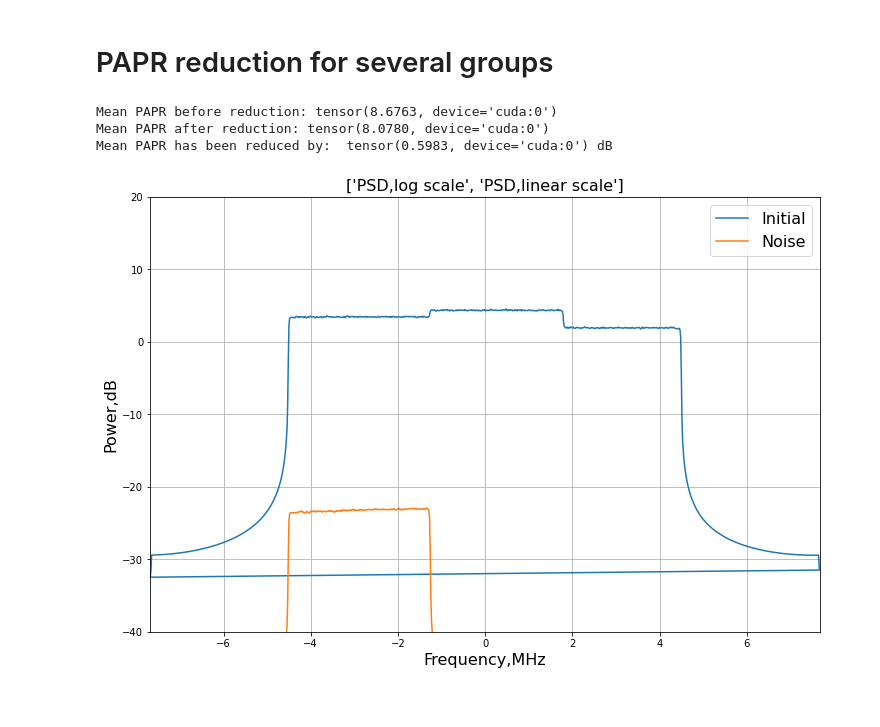
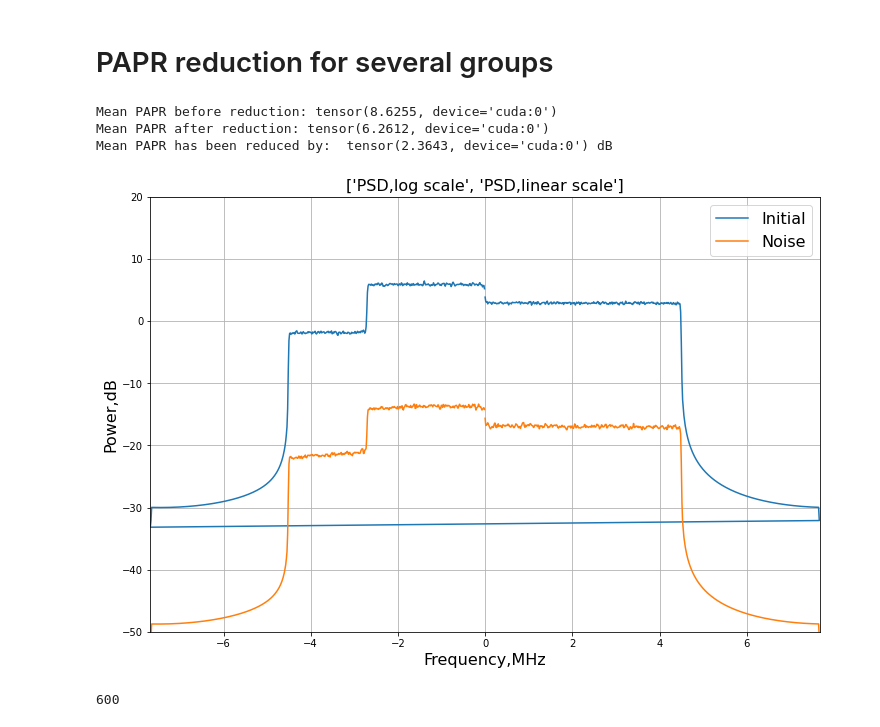
Before and after one commit to Skrikunov/PAPR_reduction, a Jupyter notebook: PAPR.ipynb, the cells around one changed output. Drawn from its saved outputs; the diff is of its cells as text; code cells hidden in the pictures.

```diff
--- a/PAPR.ipynb
+++ b/PAPR.ipynb
@@ -357,22 +412,0 @@ plt.show()
-# %%
-a = []
-for i in range(10):
-    torch.cuda.ipc_collect()
-    torch.cuda.empty_cache()
-    S_t,S_f = syst.GEN_signal(MOD_allocation,PTX_allocation,RB_allocation,constellations,cfg,info=False)
-
-    PAPR,PAPR_mean0 = syst.get_signal_PAPR(S_t)
-    a.append(np.copy(PAPR.cpu()))
-
-bins = 200
-plt.figure(figsize=(12,3))
-plt.title('OFDM signal PAPR PDF',fontsize=16)
-plt.xlabel('PAPR value',fontsize=16)
-plt.ylabel('Probability',fontsize=16)
-
-h = plt.hist(np.array(a).reshape(-1,1)[:], bins, label='Signal amplitude')
-# plt.legend(loc='upper right', prop={'size': 14})
-plt.xlim(6,13)
-plt.xticks(fontsize=14)
-plt.yticks(fontsize=14)
-plt.show()
@@ -649,31 +672,35 @@ peak_th = th
 G1_group_th = np.min(ANL_allocation[G1_UE_idx_])
 G1_SC = syst.GET_GROUP_SC(N_used=N_used,UE_indexes=G1_UE_idx_,RB_allocation=torch.tensor(RB_allocation)) + ZERO_SHIFT
 S_t_reduced = prd.PAPR_reduce(S_t,peak_th,G1_group_th,G1_SC,S_sc,cfg,info=False)
-# th = 6.5
-# peak_th = th
-# G2_group_th = np.min(ANL_allocation[G2_UE_idx_])
-# G2_SC = syst.GET_GROUP_SC(N_used=N_used,UE_indexes=G2_UE_idx_,RB_allocation=torch.tensor(RB_allocation)) + ZERO_SHIFT
-# S_t_reduced = prd.PAPR_reduce(S_t_reduced,peak_th,G2_group_th,G2_SC,S_sc,cfg,info=False)
-# th = 150
-# peak_th = th
-# G3_group_th = np.min(ANL_allocation[G3_UE_idx_])
-# G3_SC = syst.GET_GROUP_SC(N_used=N_used,UE_indexes=G3_UE_idx_,RB_allocation=torch.tensor(RB_allocation)) + ZERO_SHIFT
-# S_t_reduced = prd.PAPR_reduce(S_t_reduced,peak_th,G3_group_th,G3_SC,S_sc,cfg,info=False)
+th = 6.5
+peak_th = th
+G2_group_th = np.min(ANL_allocation[G2_UE_idx_])
+G2_SC = syst.GET_GROUP_SC(N_used=N_used,UE_indexes=G2_UE_idx_,RB_allocation=torch.tensor(RB_allocation)) + ZERO_SHIFT
+S_t_reduced = prd.PAPR_reduce(S_t_reduced,peak_th,G2_group_th,G2_SC,S_sc,cfg,info=False)
+th = 6
+peak_th = th
+G3_group_th = np.min(ANL_allocation[G3_UE_idx_])
+G3_SC = syst.GET_GROUP_SC(N_used=N_used,UE_indexes=G3_UE_idx_,RB_allocation=torch.tensor(RB_allocation)) + ZERO_SHIFT
+S_t_reduced = prd.PAPR_reduce(S_t_reduced,peak_th,G3_group_th,G3_SC,S_sc,cfg,info=False)
 
 PAPR,PAPR_mean1 = syst.get_signal_PAPR(S_t_reduced)
 print('Mean PAPR before reduction:',PAPR_mean0)
 print('Mean PAPR after reduction:',PAPR_mean1)
 print('Mean PAPR has been reduced by: ',PAPR_mean0-PAPR_mean1,'dB')
 # %% [output]
-Mean PAPR before reduction: tensor(8.6763, device='cuda:0')
-Mean PAPR after reduction: tensor(8.0780, device='cuda:0')
-Mean PAPR has been reduced by:  tensor(0.5983, device='cuda:0') dB
+Mean PAPR before reduction: tensor(8.6255, device='cuda:0')
+Mean PAPR after reduction: tensor(6.2612, device='cuda:0')
+Mean PAPR has been reduced by:  tensor(2.3643, device='cuda:0') dB
 # %%
 # SIGNALS = [S_t,S_t-S_t_reduced1,S_t-S_t_reduced2]
-SIGNALS = [S_t,S_t-S_t_reduced]
+SIGNALS = [S_t,(S_t-S_t_reduced)]
 LABELS=['Initial','Noise']
 TITLES=['PSD,log scale','PSD,linear scale']
 
 PSD = plots.plot_spectrum(SIGNALS,LABELS,TITLES,Fs,cfg)
 # %% [output]
-[figure, old version]
+[figure, new version]
+# %%
+len(10*np.log10(np.array(PSD[1])[0,:])[np.arange(N_used) + ZERO_SHIFT])
+# %% [output]
+600
```
Also changed, not shown: parts of 34 cells of this notebook, 6 other files.
